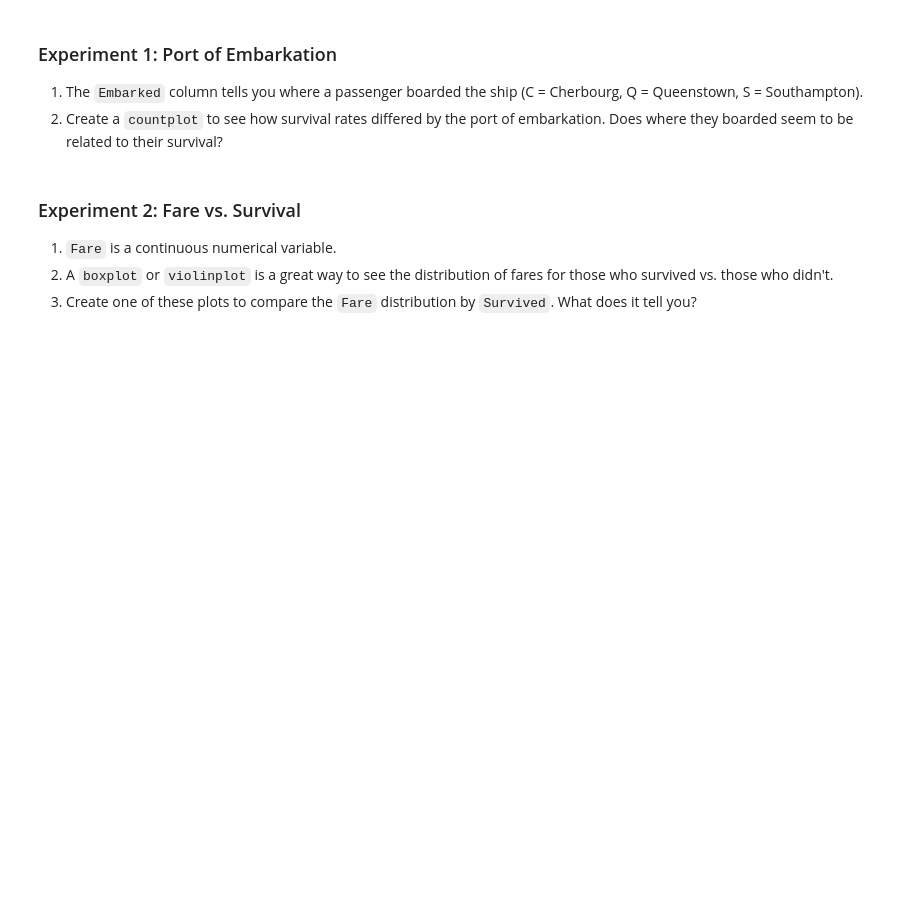
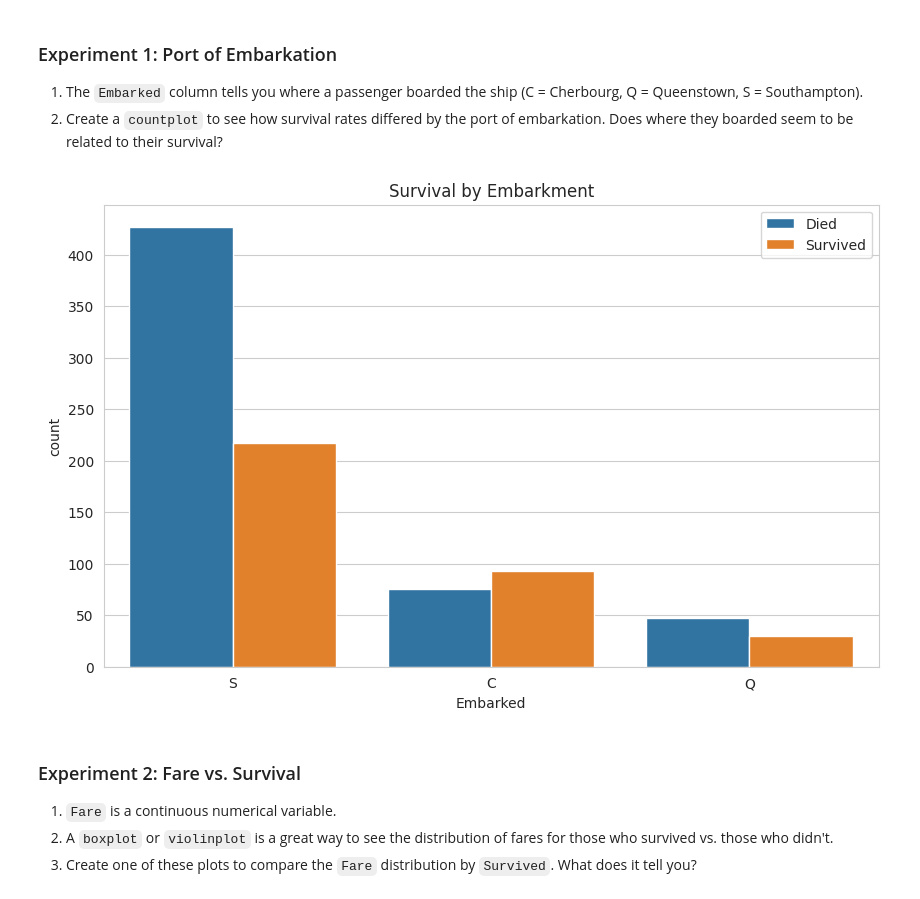
Before and after one commit to melanievillela/ITAI-1371-ML-Labs, a Jupyter notebook: module-4/L04_MelanieVillela_ITAI1371.ipynb, the cells around one changed output. Drawn from its saved outputs; the diff is of its cells as text; code cells hidden in the pictures; blank space fills up the shorter version.

```diff
--- a/module-4/L04_MelanieVillela_ITAI1371.ipynb
+++ b/module-4/L04_MelanieVillela_ITAI1371.ipynb
@@ -113,3 +156,11 @@ print("Insight: The age distribution for those who did not survive is centered a
+# %%
+plt.figure(figsize=(10, 6))
+sns.countplot(x='Embarked', hue='Survived', data=df)
+plt.title('Survival by Embarkment')
+plt.legend(['Died', 'Survived'])
+plt.show()
+# %% [output]
+[figure, added]
 # %% [markdown]
 ### Experiment 2: Fare vs. Survival
 
```
Also changed, not shown: parts of 7 cells of this notebook.
